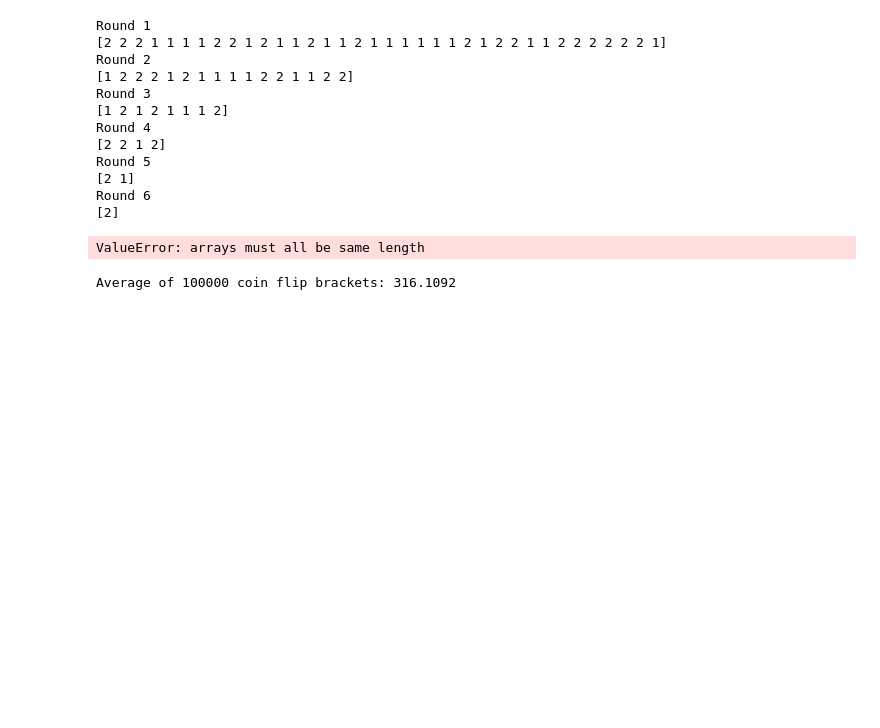
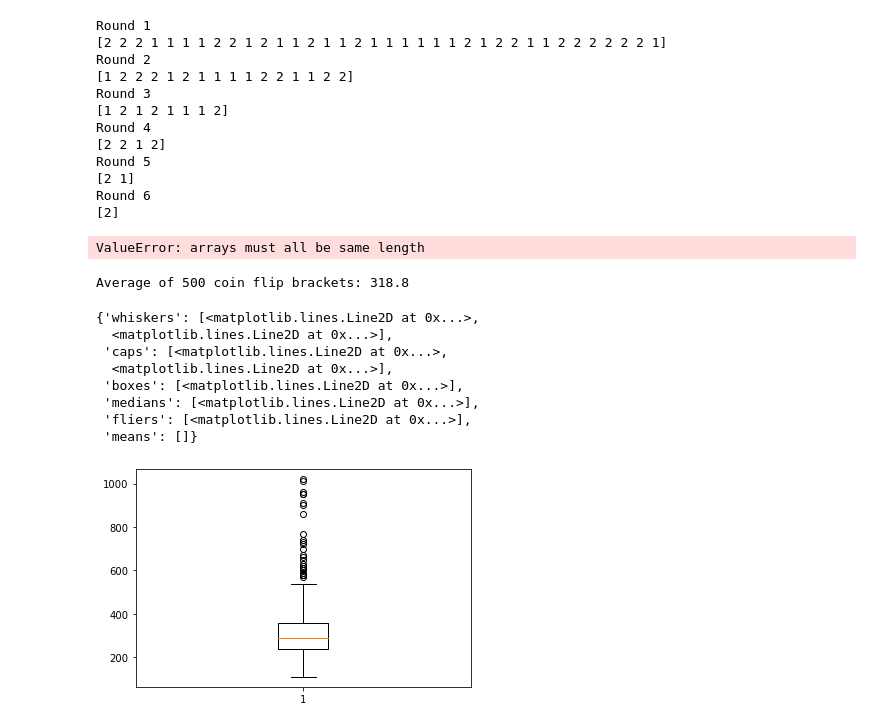
Before and after one commit to AustinStephens/NCAATourneyPredictor, a Jupyter notebook: NCAATourneyPredictor-Copy1.ipynb, the cells around one changed output. Drawn from its saved outputs; the diff is of its cells as text; code cells hidden in the pictures; blank space fills up the shorter version.

```diff
--- a/NCAATourneyPredictor-Copy1.ipynb
+++ b/NCAATourneyPredictor-Copy1.ipynb
@@ -4,7 +4,7 @@ import matplotlib
 from matplotlib import pylab
 import pandas as pd
 
-cols = ['Season', 'TeamID', 'Wins', 'Losses', 'PPG', 'PAPG', 'RPG', 'APG', 'SPG', 'BPG', 'PFPG', 'TOPG']
+cols = ['Season', 'TeamID', 'Wins', 'Losses', 'PPG', 'PAPG', 'RPG', 'APG', 'SPG', 'BPG', 'PFPG', 'TOPG', 'SOS']
 years = [2006, 2007, 2008, 2009, 2010, 2011, 2012, 2013, 2014, 2015, 2016, 2017, 2018, 2019]
 
 temp_df = pd.read_csv("./MRegularSeasonDetailedResults.csv",
@@ -67,11 +67,11 @@ for year in years:
         blk_total = (w_sum['WBlk'] + l_sum['LBlk']) / tot_games
         pf_total = (w_sum['WPF'] + l_sum['LPF']) / tot_games
         to_total = (w_sum['WTO'] + l_sum['LTO']) / tot_games
-
+        sos_temp = 0
         #d = {'Season': [season_total], 'TeamID': [id_total], 'Wins': [len(team_1211_Wdf.index)], 'Losses': [len(team_1211_Ldf.index)], 'PPG': [score_total], 'PAPG': [pa_total], 'RPG': [rebs_total], 'APG': [ast_total], 'SPG': [stl_total], 'BPG': [blk_total], 'PFPG': [pf_total], 'TOPG': [to_total]}
         #temp_df = pd.DataFrame(data=d)
-        team_avgs.loc[len(team_avgs.index)] = [season_total, id_total, len(team_1211_Wdf.index), len(team_1211_Ldf.index), score_total, pa_total, rebs_total, ast_total, stl_total, blk_total, pf_total, to_total]
+        team_avgs.loc[len(team_avgs.index)] = [season_total, id_total, len(team_1211_Wdf.index), len(team_1211_Ldf.index), score_total, pa_total, rebs_total, ast_total, stl_total, blk_total, pf_total, to_total, sos_temp]
         #print(rows)
 
-team_avgs
+print(team_avgs)
 # %% [output]
@@ -574,32 +665,45 @@ def pick_round(teams):
         loser_list.append(i + randint(0,1)) # get a list of random losers
 
     loser_list.reverse() #reverse the list so it's in reverse numerical order (so we can remove by index)
     for loser in loser_list:
         teams.pop(loser)
 
     return teams
 
 def coin_flip(actual_winners):
     sim_tourney = list(range(0, 64))
     predicted_winners = [[]]
     score = 0
 
     for rd in range(1,7):
         sim_tourney = pick_round(sim_tourney)
         predicted_winners.append(sim_tourney[:])
 
     for rd in range(1,7):
         for game in range(0, len(predicted_winners[rd])):
             score = (score + 10 * (2 ** (rd - 1))) if predicted_winners[rd][game] == actual_winners[rd][game] else score
 
     return score
 
 coin_flips = []
 
-num_coin_flips = 100000
+num_coin_flips = 500
 for i in range(0, num_coin_flips):
     coin_flips.append(coin_flip(actual_winners))
 
 print(f"Average of {num_coin_flips} coin flip brackets: {sum(coin_flips) / len(coin_flips)}")
+
+from matplotlib import pyplot
+
+pyplot.boxplot(coin_flips)
 # %% [output]
-Average of 100000 coin flip brackets: 316.1092
+Average of 500 coin flip brackets: 318.8
+{'whiskers': [<matplotlib.lines.Line2D at 0x...>,
+  <matplotlib.lines.Line2D at 0x...>],
+ 'caps': [<matplotlib.lines.Line2D at 0x...>,
+  <matplotlib.lines.Line2D at 0x...>],
+ 'boxes': [<matplotlib.lines.Line2D at 0x...>],
+ 'medians': [<matplotlib.lines.Line2D at 0x...>],
+ 'fliers': [<matplotlib.lines.Line2D at 0x...>],
+ 'means': []}
+[figure, added]
```
Also changed, not shown: parts of 2 cells of this notebook.
